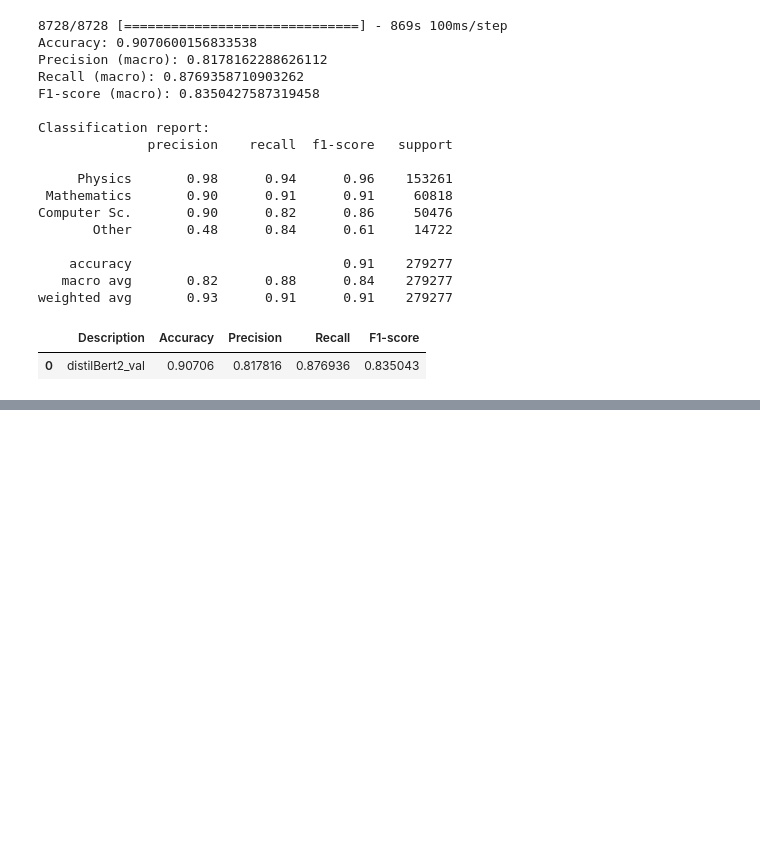
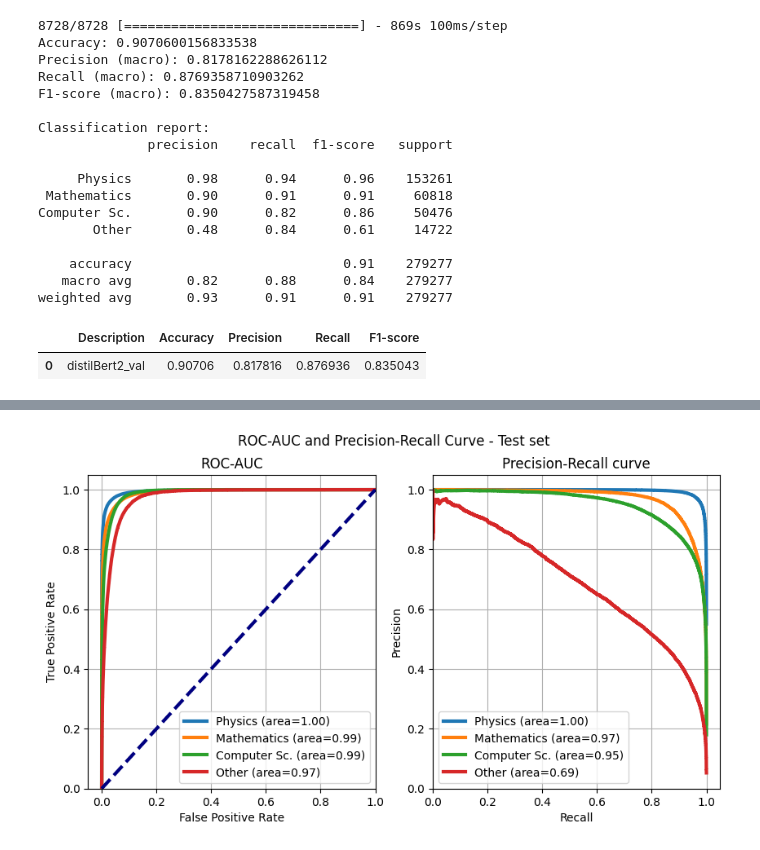
Before and after one commit to pietro-verde/arxiv_data_analysis, a Jupyter notebook: src/16 distilBert2 train.ipynb, the cells around one changed output, grey strips where cells are left out. Drawn from its saved outputs; the diff is of its cells as text; code cells hidden in the pictures; blank space fills up the shorter version.

```diff
--- a/src/16 distilBert2 train.ipynb
+++ b/src/16 distilBert2 train.ipynb
@@ -327,0 +381,36 @@ df_result.to_pickle(RESULT_DIR+'results_'+THIS_MODEL_NAME+VERSION+'.pkl')
+# %%
+fig, ax = plt.subplots(figsize=(10, 5), nrows=1, ncols=2)
+
+y_test_array = pd.get_dummies(y_test, drop_first=False).values
+## roc-auc
+for i in range(len(target_names)):
+    fpr, tpr, thresholds = metrics.roc_curve(y_test_array[:,i],
+                           y_probs[:,i])
+    ax[0].plot(fpr, tpr, lw=3,
+              label='{0} (area={1:0.2f})'.format(target_names[i],
+                              metrics.auc(fpr, tpr))
+               )
+ax[0].plot([0,1], [0,1], color='navy', lw=3, linestyle='--')
+ax[0].set(xlim=[-0.05,1.0], ylim=[0.0,1.05],
+          xlabel='False Positive Rate',
+          ylabel="True Positive Rate",
+          title="ROC-AUC")
+ax[0].legend(loc="best")
+ax[0].grid(True)
+
+## precision-recall
+for i in range(len(target_names)):
+    precision, recall, thresholds = metrics.precision_recall_curve(
+                 y_test_array[:,i], y_probs[:,i])
+    ax[1].plot(recall, precision, lw=3,
+               label='{0} (area={1:0.2f})'.format(target_names[i],
+                                  metrics.auc(recall, precision))
+              )
+ax[1].set(xlim=[0.0,1.05], ylim=[0.0,1.05], xlabel='Recall',
+          ylabel="Precision", title="Precision-Recall curve")
+ax[1].legend(loc="best")
+ax[1].grid(True)
+plt.suptitle("ROC-AUC and Precision-Recall Curve - Test set\n")
+plt.show()
+# %% [output]
+[figure, added]
```
Also changed, not shown: parts of 6 cells of this notebook, 3 other files.
